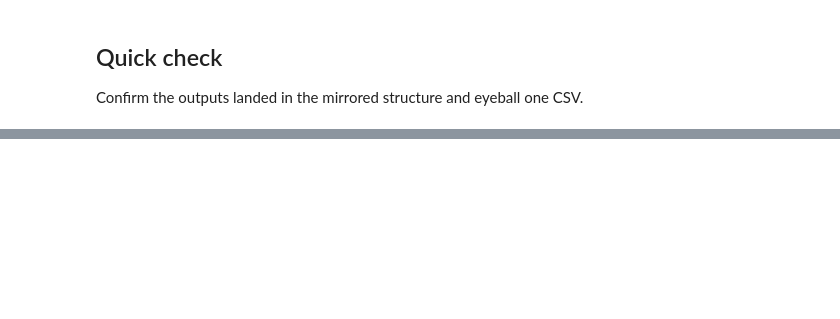
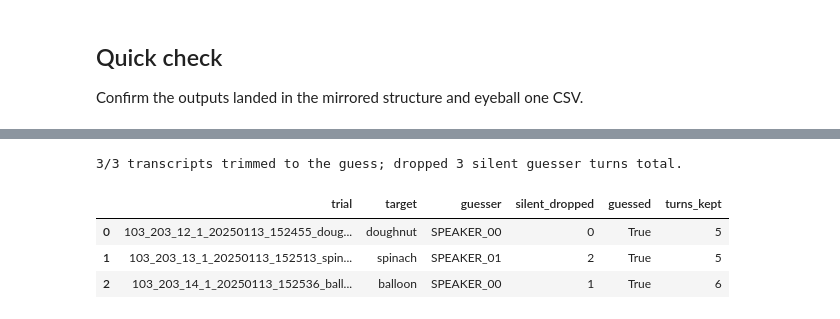
Before and after one commit to annlmphogenhuis/orangediamond, a Jupyter notebook: diarization.ipynb, the cells around one changed output, grey strips where cells are left out. Cells and saved outputs as stored; diff of their text form; code cells hidden in the pictures; blank space fills up the shorter version.

```diff
--- a/diarization.ipynb
+++ b/diarization.ipynb
@@ -296,0 +320,68 @@ done 103_203/103_203_14_1_20250113_152536_balloon_board.csv
+# %%
+import re, difflib
+
+# ---- Step 4 — clean transcripts: drop silent guesser turns, then trim to the guess ----
+
+def target_word(path):
+    return path.stem.split("_")[-2].lower()          # token before board/ground
+
+def _tokens(text):
+    return re.findall(r"[a-z']+", str(text).lower())
+
+def _matches(target, tok):
+    if tok == target:
+        return True
+    if tok.rstrip("s") == target.rstrip("s") and abs(len(tok) - len(target)) <= 2:
+        return True                                   # plural/singular
+    r = difflib.SequenceMatcher(None, target, tok).ratio()
+    return r >= 0.80 or (r >= 0.70 and tok[:1] == target[:1] and abs(len(tok) - len(target)) <= 3)
+
+def guess_index(df, target):
+    for i, txt in enumerate(df["text"]):
+        if any(_matches(target, t) for t in _tokens(txt)):
+            return i
+    return None
+
+def clean_transcript(path):
+    df = pd.read_csv(path)
+    df["text"] = df["text"].fillna("").astype(str)
+
+    # The quieter speaker (least total speaking time) is the guesser.
+    totals = (df["time_end"] - df["time_start"]).groupby(df["speaker"]).sum()
+    guesser = totals.idxmin()
+
+    # 1. Drop the guesser's silent turns (diarized but no transcribed words) — not real guesses.
+    silent = (df["speaker"] == guesser) & (df["text"].str.strip() == "")
+    n_silent = int(silent.sum())
+    df = df[~silent].reset_index(drop=True)
+
+    # 2. Trim to the correct guess: first remaining turn containing the target word.
+    tgt = target_word(path)
+    idx = guess_index(df, tgt)
+    df["is_correct_guess"] = False
+    if idx is not None:
+        df.loc[idx, "is_correct_guess"] = True
+        df = df.iloc[: idx + 1]
+
+    df.to_csv(path, index=False)
+    return {"trial": path.stem, "target": tgt, "guesser": guesser,
+            "silent_dropped": n_silent, "guessed": idx is not None, "turns_kept": len(df)}
+
+cleaned = pd.DataFrame(
+    clean_transcript(f)
+    for f in sorted(TRANSCRIPT_DIR.rglob("*.csv"))
+    if not f.name.startswith("_")                      # skip stale '_'-prefixed duplicates
+)
+print(f"{int(cleaned['guessed'].sum())}/{len(cleaned)} transcripts trimmed to the guess; "
+      f"dropped {int(cleaned['silent_dropped'].sum())} silent guesser turns total.")
+_missed = cleaned[~cleaned.guessed]
+if len(_missed):
+    print("\nTarget word not found (kept whole) — inspect ASR/wording:")
+    print(_missed[["trial", "target"]].to_string(index=False))
+cleaned.head()
+# %% [output]
+3/3 transcripts trimmed to the guess; dropped 3 silent guesser turns total.
+|  | trial | target | guesser | silent_dropped | guessed | turns_kept |
+| 0 | 103_203_12_1_20250113_152455_doug... | doughnut | SPEAKER_00 | 0 | True | 5 |
+| 1 | 103_203_13_1_20250113_152513_spin... | spinach | SPEAKER_01 | 2 | True | 5 |
+| 2 | 103_203_14_1_20250113_152536_ball... | balloon | SPEAKER_00 | 1 | True | 6 |
```
Also changed, not shown: parts of 10 cells of this notebook, 1 other file.
